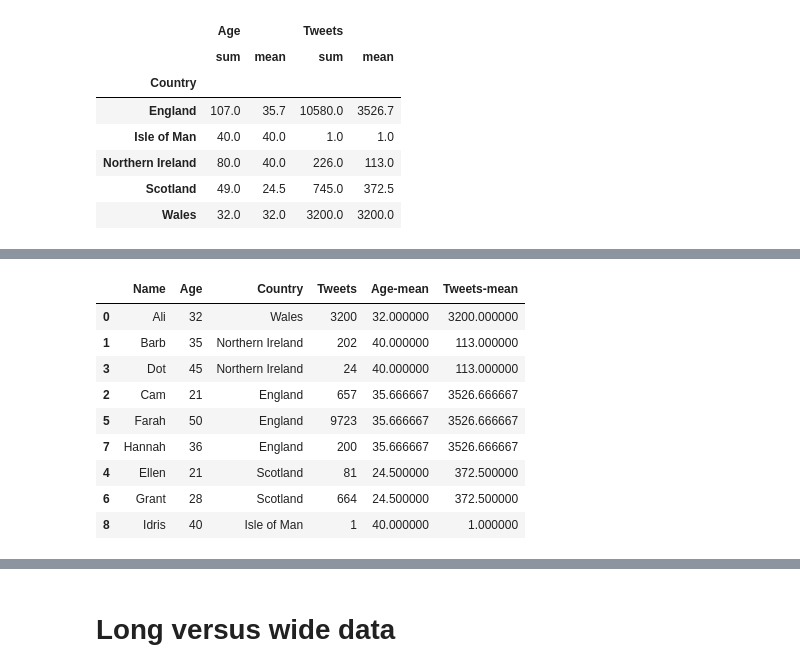
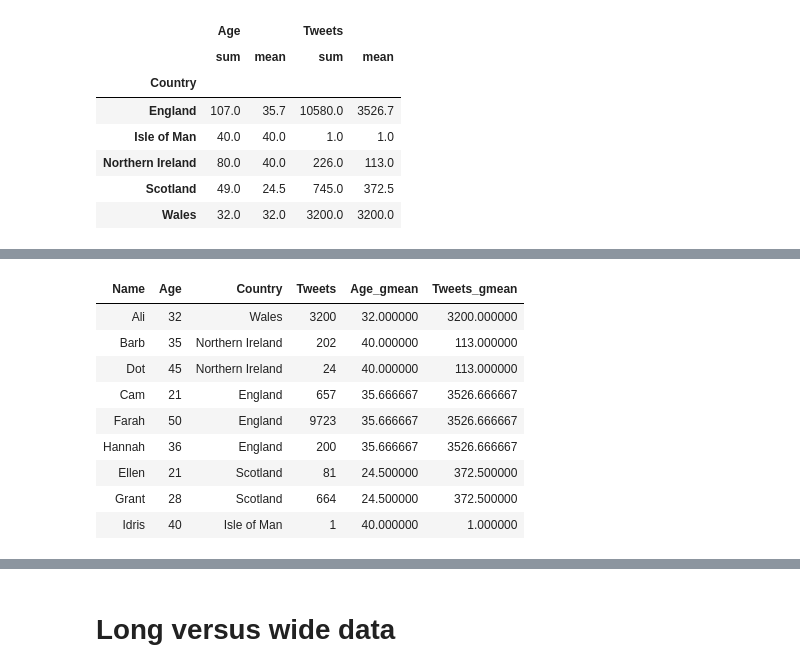
Before and after one commit to berniehogan/fsstds, a Jupyter notebook: chapters/Ch.05.MergingAndSQL.ipynb, the cells around one changed output, grey strips where cells are left out. Drawn from its saved outputs; the diff is of its cells as text; code cells hidden in the pictures.

Commit message:
Additional edits for Pandas 2.

```diff
--- a/chapters/Ch.05.MergingAndSQL.ipynb
+++ b/chapters/Ch.05.MergingAndSQL.ipynb
@@ -470,0 +501,4 @@ display(group_df
+# %%
+mean_vals = people_df.select_dtypes(include=['number']).apply(lambda x: x.mean())
+
+mean_vals
@@ -470,0 +509,8 @@ display(group_df
+# %%
+for i in mean_vals.index:
+    people_df[f"{i}_grand"] = people_df[i] - mean_vals[i]
+
+display(people_df)
+
+for i in mean_vals.index:
+    del people_df[f"{i}_grand"]
@@ -471,9 +532,11 @@ display(group_df
 # %%
-group_df = (people_df[people_df.select_dtypes(include=['number'])
-                    .columns.union(['Country'])]
-                    .groupby('Country')
-                    .agg("mean"))
+# Isolate numeric columns
+group_df = people_df.select_dtypes(include=['number'])
+group_df['Country'] = people_df["Country"]
 
-display(group_df)
+# Get group-specific averages
+group_df = group_df.groupby('Country').agg(["mean"])
+
+display(group_df.style.format("{:.1f}"))
 # %% [output]
 |  | Age | Tweets |
@@ -485,0 +550,4 @@ display(group_df)
+# %%
+# Clean up levels (new in Pandas 2)
+group_df.columns = group_df.columns.droplevel(1)
+display(group_df)
@@ -486,20 +562,21 @@ display(group_df)
 # %%
 # Try to omit "suffixes" parameter and observe
 gmc_df = people_df.merge(group_df,
                          left_on="Country", right_index=True,
-                         suffixes=["","-mean"])
-display(gmc_df)
+                         suffixes=["","_gmean"])
+
+display(gmc_df.style.hide(axis='index'))
 # %% [output]
-|  | Name | Age | Country | Tweets | Age-mean | Tweets-mean |
-| 0 | Ali | 32 | Wales | 3200 | 32.000000 | 3200.000000 |
-| 1 | Barb | 35 | Northern Ireland | 202 | 40.000000 | 113.000000 |
-| 3 | Dot | 45 | Northern Ireland | 24 | 40.000000 | 113.000000 |
-| 2 | Cam | 21 | England | 657 | 35.666667 | 3526.666667 |
-| 5 | Farah | 50 | England | 9723 | 35.666667 | 3526.666667 |
-| 7 | Hannah | 36 | England | 200 | 35.666667 | 3526.666667 |
-| 4 | Ellen | 21 | Scotland | 81 | 24.500000 | 372.500000 |
-| 6 | Grant | 28 | Scotland | 664 | 24.500000 | 372.500000 |
-| 8 | Idris | 40 | Isle of Man | 1 | 40.000000 | 1.000000 |
+| Name | Age | Country | Tweets | Age_gmean | Tweets_gmean |
+| Ali | 32 | Wales | 3200 | 32.000000 | 3200.000000 |
+| Barb | 35 | Northern Ireland | 202 | 40.000000 | 113.000000 |
+| Dot | 45 | Northern Ireland | 24 | 40.000000 | 113.000000 |
+| Cam | 21 | England | 657 | 35.666667 | 3526.666667 |
+| Farah | 50 | England | 9723 | 35.666667 | 3526.666667 |
+| Hannah | 36 | England | 200 | 35.666667 | 3526.666667 |
+| Ellen | 21 | Scotland | 81 | 24.500000 | 372.500000 |
+| Grant | 28 | Scotland | 664 | 24.500000 | 372.500000 |
+| Idris | 40 | Isle of Man | 1 | 40.000000 | 1.000000 |
 # %%
 # I use the _gc suffix for group-centered
 for i in group_df.columns:
```
Also changed, not shown: parts of 14 cells of this notebook.
